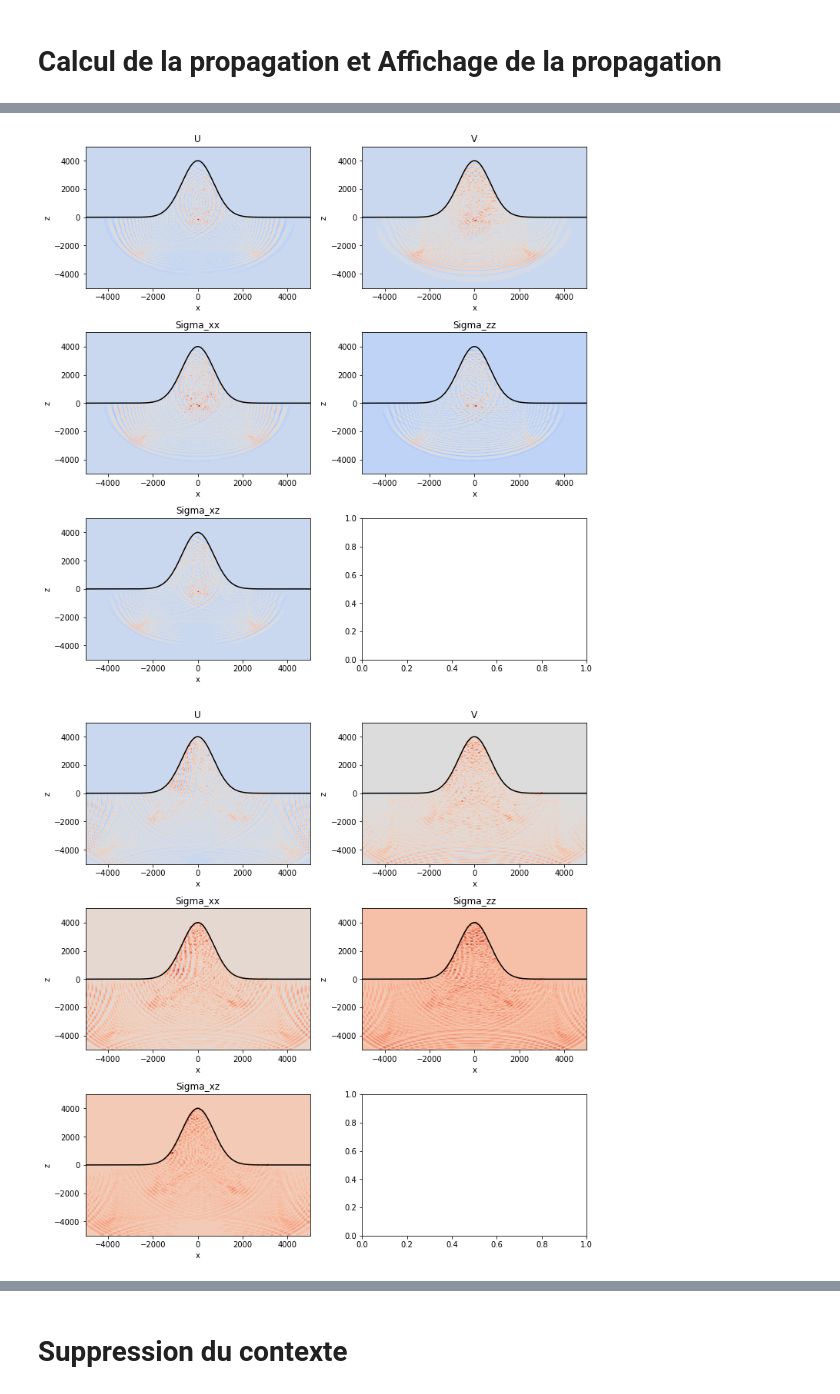
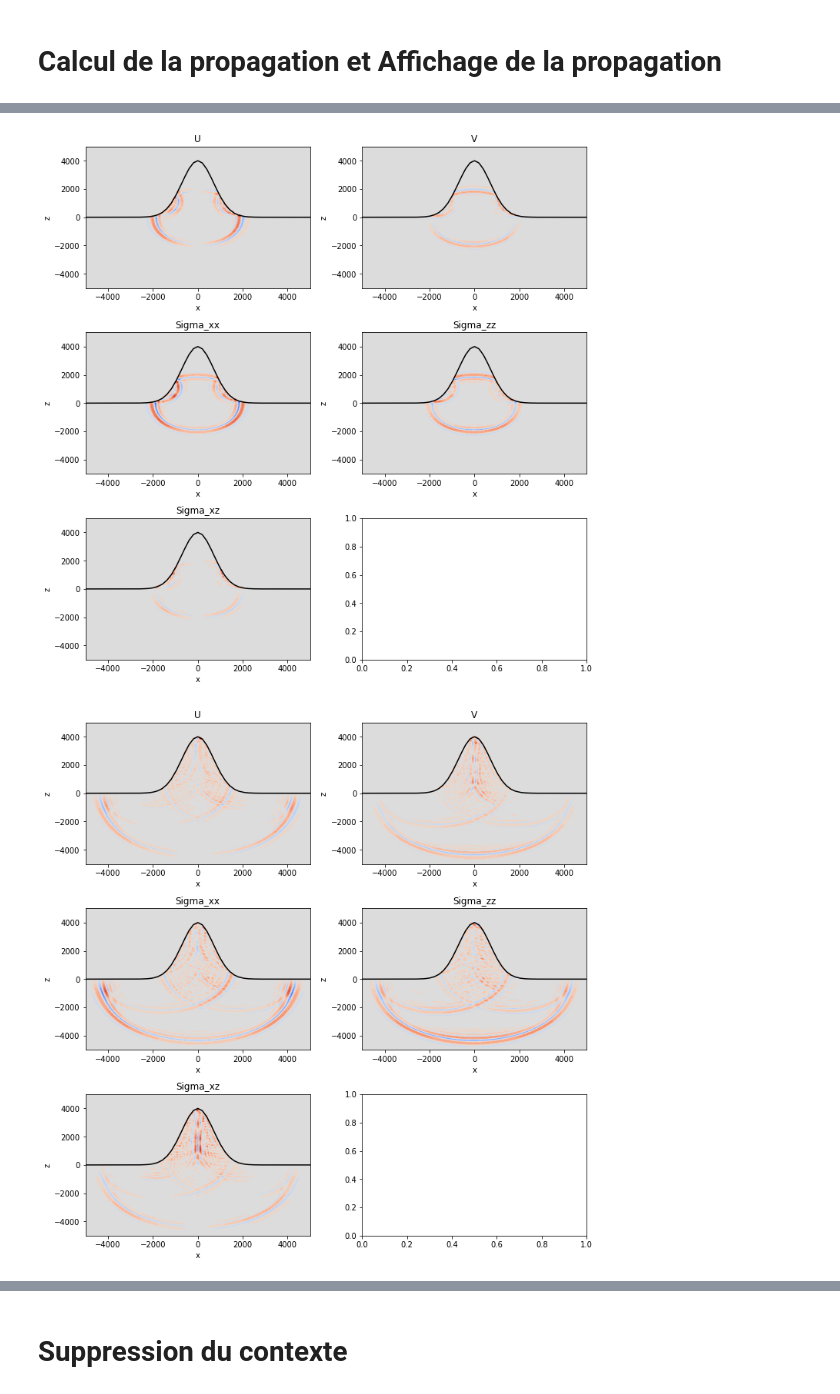
Before and after one commit to Caruso-Tom/Onde_SV, a Jupyter notebook: Code_miroir_SV.ipynb, the cells around one changed output, grey strips where cells are left out. Cells and saved outputs as stored; diff of their text form; code cells hidden in the pictures.

```diff
--- a/Code_miroir_SV.ipynb
+++ b/Code_miroir_SV.ipynb
@@ -630,7 +492,7 @@ pp.show
 # %% [markdown]
 # Calcul de la propagation et Affichage de la propagation
 # %%
-Methode_calcul_mirror = True
+
 trace_type="coolwarm"
 nb_iter_aff=100
 vecteur_source=[]
@@ -640,9 +502,9 @@ nt = 0
 t = np.float32(0)
 
 source_t=Fonction_Source(t,alpha,t0)
-Calcul_Stress(U_gpu, V_gpu, L_gpu, M_gpu, coor_source, Sigma_xx_gpu, Sigma_xx_gpu_cpy, Sigma_zz_gpu,
+Calcul_Stress_miroir(U_gpu, V_gpu, L_gpu, M_gpu, Coor_source_gpu, Sigma_xx_gpu, Sigma_xx_gpu_cpy, Sigma_zz_gpu,
               Sigma_zz_gpu_cpy, Sigma_xz_gpu, Sigma_xz_gpu_cpy, dt, dx, dz, longueur_grille_x,
-              longueur_grille_z, source_t, Methode_calcul_mirror)
+              longueur_grille_z, source_t)
 vecteur_source.append(source_t)
 while nt < Nt:
 # Itération en temps
@@ -650,14 +512,14 @@ while nt < Nt:
     t += dt
 
     source_t=Fonction_Source(t,alpha,t0)
-    Calcul_velocity(U_gpu, U_gpu_cpy, V_gpu, V_gpu_cpy, B_gpu, Sigma_xx_gpu, Sigma_zz_gpu, Sigma_xz_gpu, dt, dx,
-                    dz, longueur_grille_x, longueur_grille_z, Methode_calcul_mirror)
+    Calcul_velocity_miroir(U_gpu, U_gpu_cpy, V_gpu, V_gpu_cpy, B_gpu, Sigma_xx_gpu, Sigma_zz_gpu, Sigma_xz_gpu, dt, dx,
+                    dz, longueur_grille_x, longueur_grille_z)
 
 
     # Calcul des contraintes sur toute la matrice
-    Calcul_Stress(U_gpu, V_gpu, L_gpu, M_gpu, coor_source, Sigma_xx_gpu, Sigma_xx_gpu_cpy, Sigma_zz_gpu,
+    Calcul_Stress_miroir(U_gpu, V_gpu, L_gpu, M_gpu, Coor_source_gpu, Sigma_xx_gpu, Sigma_xx_gpu_cpy, Sigma_zz_gpu,
                   Sigma_zz_gpu_cpy, Sigma_xz_gpu, Sigma_xz_gpu_cpy, dt, dx, dz, longueur_grille_x,
-                  longueur_grille_z, source_t, Methode_calcul_mirror)
+                  longueur_grille_z, source_t)
     vecteur_source.append(source_t)
 
     # Affichage en python
@@ -675,2 +537,2 @@ while nt < Nt:
-[figure, old version]
+[figure, new version]
-[figure, old version]
+[figure, new version]
```
Also changed, not shown: parts of 21 cells of this notebook, 1 other file.
